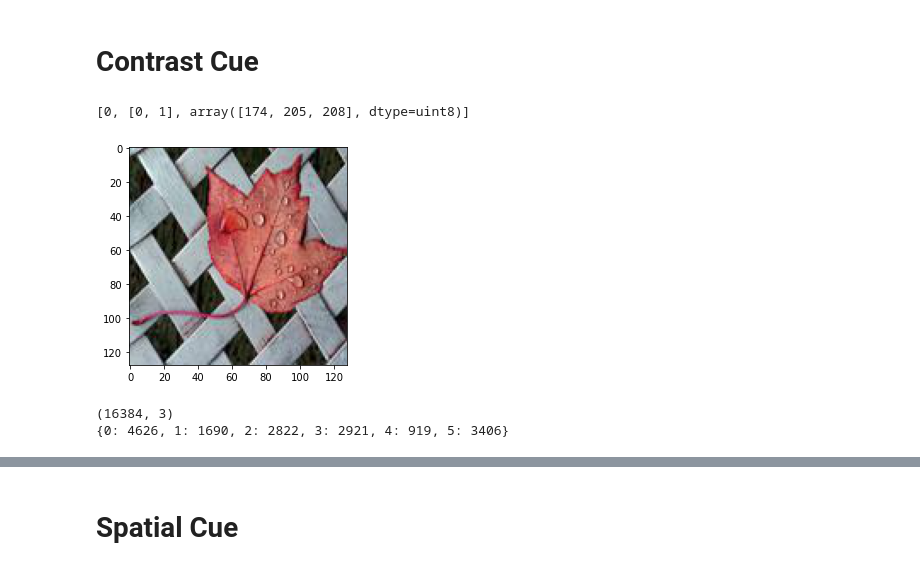
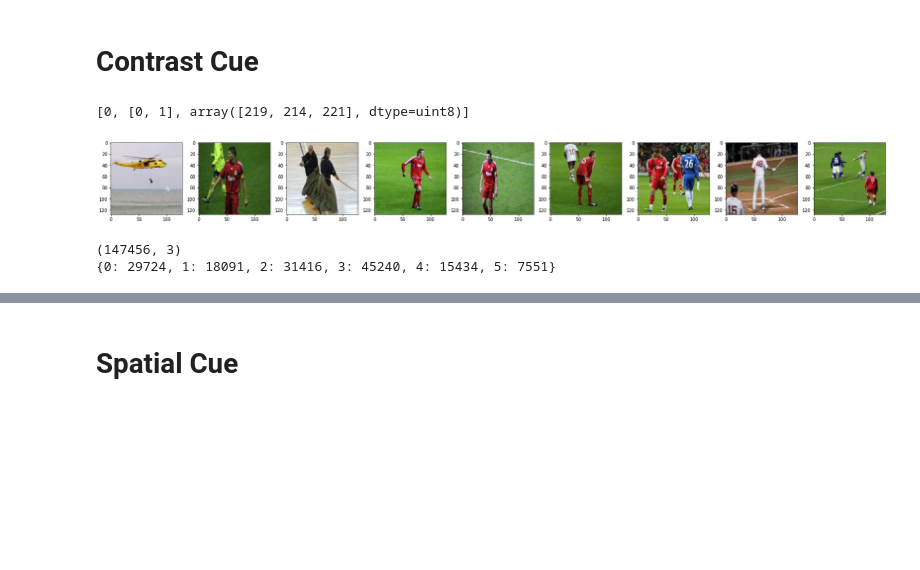
Before and after one commit to KKC28/Advance-Computer-Vision, a Jupyter notebook: Cluster Based Co-Saliency Detection Algorithm.ipynb, the cells around one changed output, grey strips where cells are left out. Saved outputs shown, nothing was run; the diff lists cells and outputs as text; code cells hidden in the pictures; blank space fills up the shorter version.

```diff
--- a/Cluster Based Co-Saliency Detection Algorithm.ipynb
+++ b/Cluster Based Co-Saliency Detection Algorithm.ipynb
@@ -43,7 +43,7 @@ import sys
 
 
 folder='./Co-Saliency/SC/'
-folder='./'
+# folder='./'
 O=[]
 k=0
 all_pixels=[]
@@ -51,45 +51,59 @@ for filename in os.listdir(folder):
 # for filename in ['Leaf.jpg']:
 #     img = Image.open(os.path.join(folder,filename))   #incase image has to be resized
 #     newsize = (128,128)
 #     img = img.resize(newsize)
 #     img.save(folder+filename)
     img =mpimg.imread(os.path.join(folder,filename))
 #     print(img.size)
-    plt.imshow(img)
+#     plt.imshow(img)
     gray_img = cv2.cvtColor(img, cv2.COLOR_RGB2GRAY)
     moment = cv2.moments(gray_img)
     X = int(moment ["m10"] / moment["m00"])
     Y = int(moment ["m01"] / moment["m00"])
     temp=[]
     temp.append(X)
     temp.append(Y)
     O.append(temp)
     for i in range(len(img)):
         for j in range(len(img[0])):
             cor=[]
             cor.append(i) #Corrdinates of pixel
             cor.append(j)
             pix=img[i][j] #pixels value
             temp1=[]
             temp1.append(k) #center index to be taken from O list
             temp1.append(cor)
             temp1.append(pix)
             all_pixels.append(temp1)
     k+=1
 
 print(all_pixels[1])
+
+rows = 1
+cols = 9
+a=0
+axes=[]
+fig=plt.figure(figsize=(25,3))
+for filename in os.listdir(folder): #increment in steps of 40000 for each pic
+# for filename in ['Leaf.jpg']:
+    img =mpimg.imread(os.path.join(folder,filename))
+    axes.append( fig.add_subplot(rows, cols, a+1) )
+    plt.imshow(img,cmap='gray')
+    a+=1
+fig.tight_layout()
+plt.show()
 # %% [output]
-[0, [0, 1], array([174, 205, 208], dtype=uint8)]
+[0, [0, 1], array([219, 214, 221], dtype=uint8)]
-[figure, old version]
+[figure, new version]
 # %%
 #clustering all pixels
 
-# pixels=np.array([i[2] for i in all_pixels]) #RGB Space
+# pixels=np.array([i[2] for i in all_pixels]) #RGB Space  RGB space eperformed better
 pixels=np.array([color.rgb2lab([[i[2]]])[0][0] for i in all_pixels]) #Lab Space
 print(pixels.shape)
 
 n_clusters =6 #intra image
-# n_clusters =20 #inter image min(3M,20)
+# n_clusters =10 #inter image min(3M,20)
 clt = KMeans(n_clusters =n_clusters)
 clt.fit(pixels)
 
@@ -98,8 +112,8 @@ cluster_freq =dict()
 cluster_freq = dict(zip(unique,counts))
 print(cluster_freq)
 # %% [output]
-(16384, 3)
-{0: 4626, 1: 1690, 2: 2822, 3: 2921, 4: 919, 5: 3406}
+(147456, 3)
+{0: 29724, 1: 18091, 2: 31416, 3: 45240, 4: 15434, 5: 7551}
 # %%
 # Contrast Cue for each cluster and image
 
```
Also changed, not shown: parts of 11 cells of this notebook.
